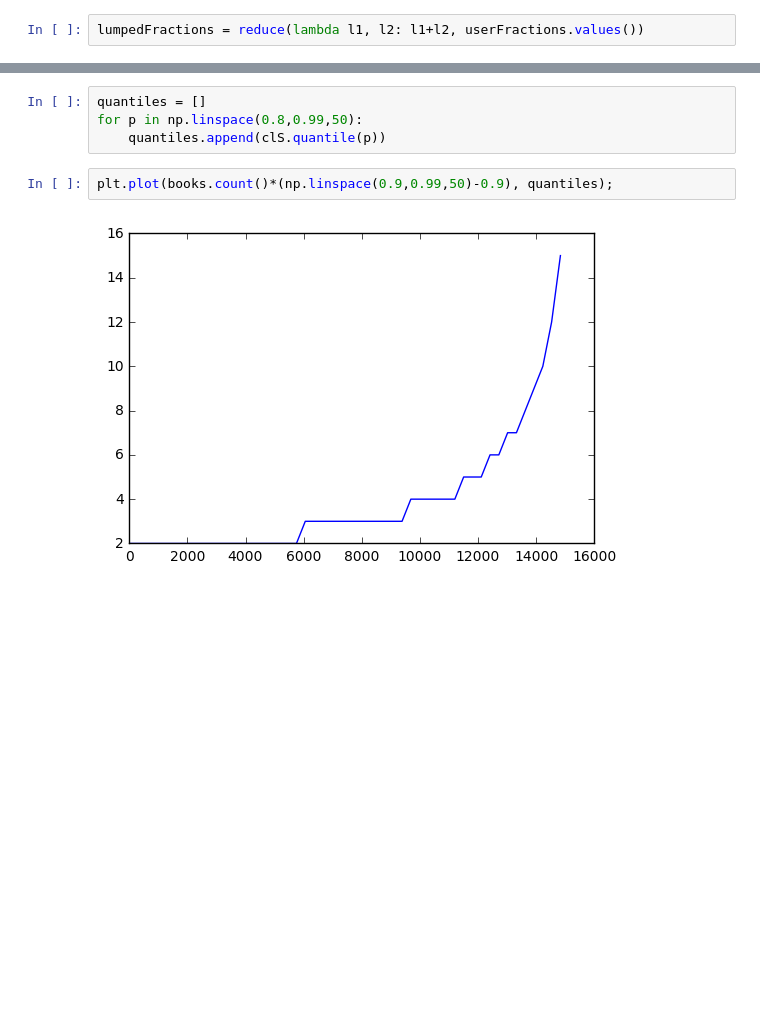
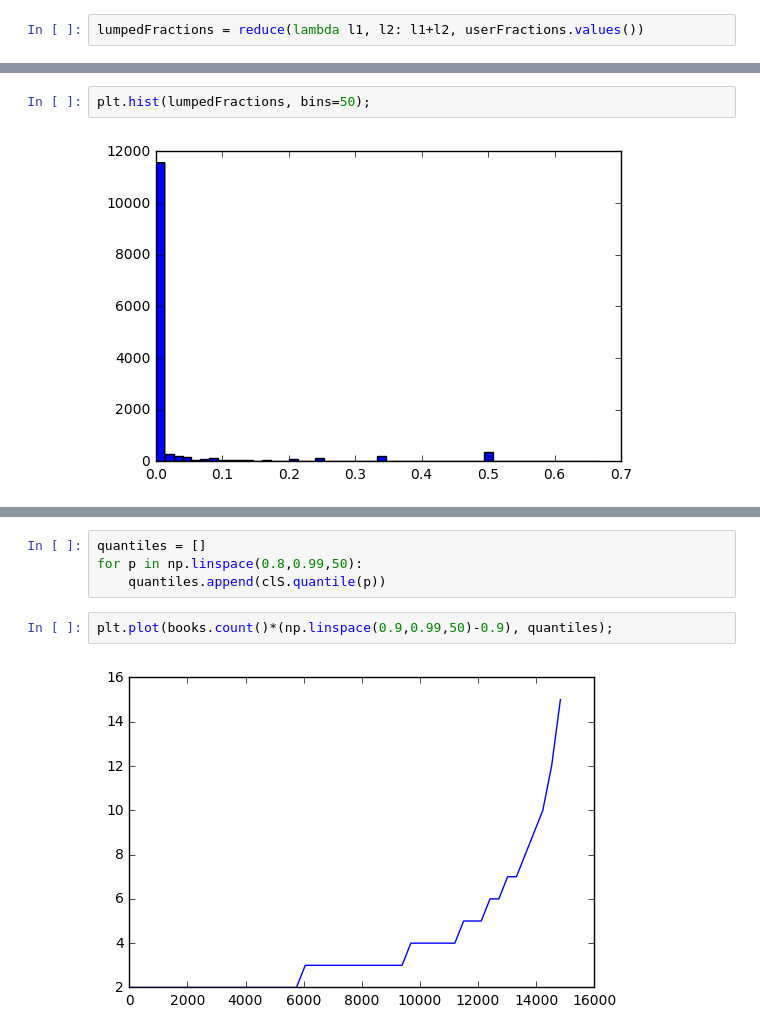
Before and after one commit to rfriel/goodreads_rating_prediction, a Jupyter notebook: scraping/scrape_explore.ipynb, the cells around one changed output, grey strips where cells are left out. Drawn from its saved outputs; the diff is of its cells as text; blank space fills up the shorter version.

```diff
--- a/scraping/scrape_explore.ipynb
+++ b/scraping/scrape_explore.ipynb
@@ -146,0 +223,4 @@ for b in books.find():
+# %%
+plt.hist(lumpedFractions, bins=50);
+# %% [output]
+[figure, added]
```
Also changed, not shown: parts of 22 cells of this notebook, 4 other files.
